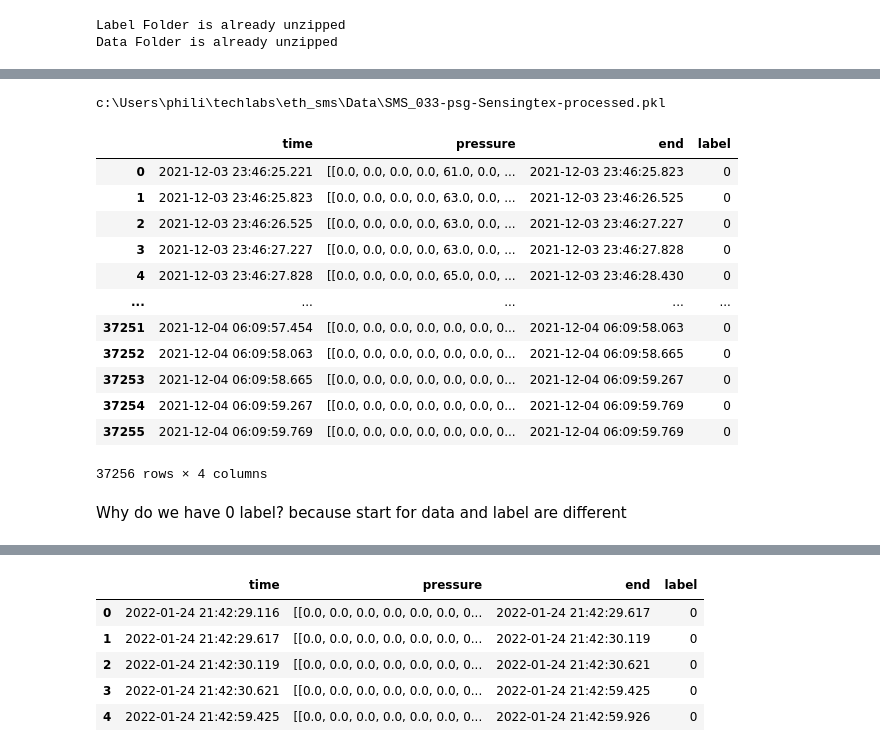
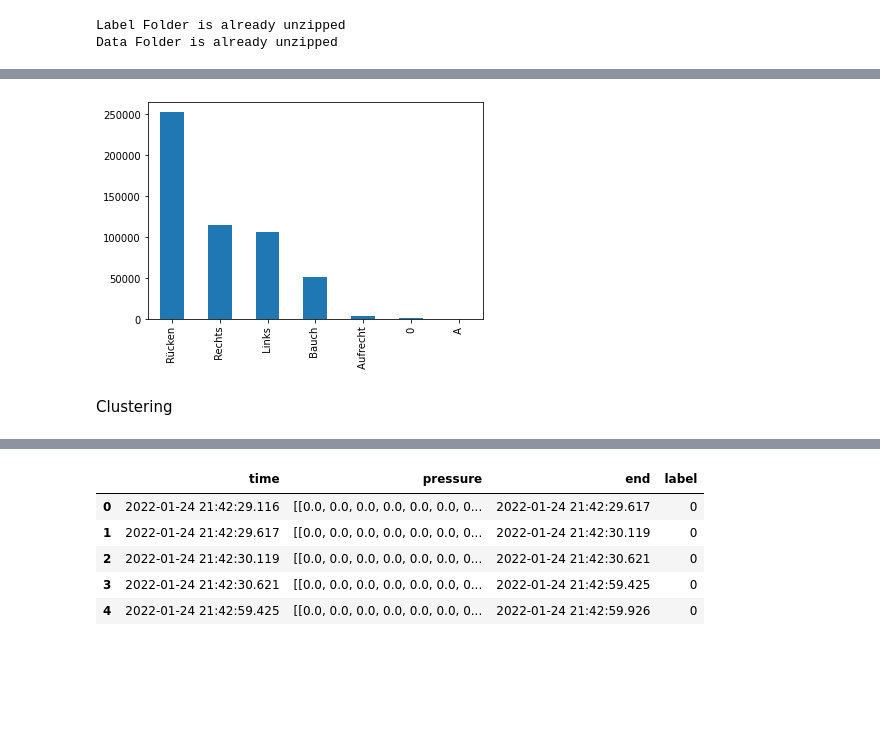
Before and after one commit to ppcodelearn/bed_obs, a Jupyter notebook: preprocessing - Copy.ipynb, the cells around one changed output, grey strips where cells are left out. Cells and saved outputs as stored; diff of their text form; code cells hidden in the pictures; blank space fills up the shorter version.

Commit message:
clustering kmeans

```diff
--- a/preprocessing - Copy.ipynb
+++ b/preprocessing - Copy.ipynb
@@ -346,20 +350,0 @@ Here is the unique label for this patient [' Rechts' ' Rücken' ' Links' ' Bauch
-# %%
-print(dt[0])
-# %% [output]
-c:\Users\phili\techlabs\eth_sms\Data\SMS_033-psg-Sensingtex-processed.pkl
-# %%
-get_data(dt[0])
-# %% [output]
-|  | time | pressure | end | label |
-| 0 | 2021-12-03 23:46:25.221 | [[0.0, 0.0, 0.0, 0.0, 61.0, 0.0, ... | 2021-12-03 23:46:25.823 | 0 |
-| 1 | 2021-12-03 23:46:25.823 | [[0.0, 0.0, 0.0, 0.0, 63.0, 0.0, ... | 2021-12-03 23:46:26.525 | 0 |
-| 2 | 2021-12-03 23:46:26.525 | [[0.0, 0.0, 0.0, 0.0, 63.0, 0.0, ... | 2021-12-03 23:46:27.227 | 0 |
-| 3 | 2021-12-03 23:46:27.227 | [[0.0, 0.0, 0.0, 0.0, 63.0, 0.0, ... | 2021-12-03 23:46:27.828 | 0 |
-| 4 | 2021-12-03 23:46:27.828 | [[0.0, 0.0, 0.0, 0.0, 65.0, 0.0, ... | 2021-12-03 23:46:28.430 | 0 |
-| ... | ... | ... | ... | ... |
-| 37251 | 2021-12-04 06:09:57.454 | [[0.0, 0.0, 0.0, 0.0, 0.0, 0.0, 0... | 2021-12-04 06:09:58.063 | 0 |
-| 37252 | 2021-12-04 06:09:58.063 | [[0.0, 0.0, 0.0, 0.0, 0.0, 0.0, 0... | 2021-12-04 06:09:58.665 | 0 |
-| 37253 | 2021-12-04 06:09:58.665 | [[0.0, 0.0, 0.0, 0.0, 0.0, 0.0, 0... | 2021-12-04 06:09:59.267 | 0 |
-| 37254 | 2021-12-04 06:09:59.267 | [[0.0, 0.0, 0.0, 0.0, 0.0, 0.0, 0... | 2021-12-04 06:09:59.769 | 0 |
-| 37255 | 2021-12-04 06:09:59.769 | [[0.0, 0.0, 0.0, 0.0, 0.0, 0.0, 0... | 2021-12-04 06:09:59.769 | 0 |
-37256 rows × 4 columns
@@ -370,2 +350,0 @@ get_data(dt[0])
-# %% [markdown]
-Why do we have 0 label? because start for data and label are different
@@ -373,0 +351,21 @@ df_merged, df_end = get_label(txt[0],dt[0])
+# %%
+def get_statistic():
+
+    stat_dir = os.getcwd()+'\merged'
+    stat_list = os.listdir(stat_dir)
+
+    li = []
+
+    for filename in stat_list:
+
+        df = pd.read_csv(os.path.join(stat_dir,filename), index_col=None, header=0)
+        li.append(df)
+
+    frame = pd.concat(li, axis=0, ignore_index=True)
+    frame.label.value_counts().plot.bar()
+# %%
+    get_statistic()
+# %% [output]
+[figure, added]
+# %% [markdown]
+Clustering
```
Also changed, not shown: parts of 72 cells of this notebook.
